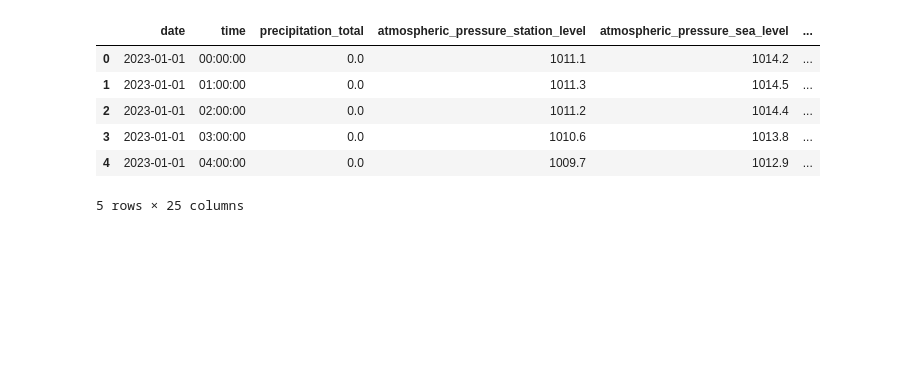
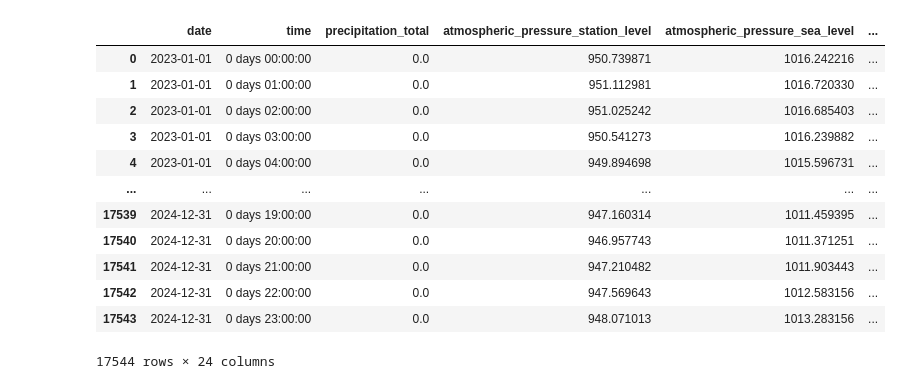
Before and after one commit to SiddiJr/energy-load-forecast, a Jupyter notebook: notebooks/EDA.ipynb, the cells around one changed output. Cells and saved outputs as stored; diff of their text form; code cells hidden in the pictures; blank space fills up the shorter version.

Commit message:
average meteorological data done

```diff
--- a/notebooks/EDA.ipynb
+++ b/notebooks/EDA.ipynb
@@ -5,3 +7,2 @@ import matplotlib.pyplot as plt
 # %%
-df_met = pd.read_csv('data/clean/mean_met.csv')
-df_demand = pd.read_csv('data/clean/curva_horaria.csv')
+df_met = process_data()
@@ -10,9 +29,25 @@ df_demand = df_demand.drop(columns='Unnamed: 0')
+# %%
+df_met_grouped = df_met.copy().groupby(by = ['date', 'time']).mean().reset_index()
 # %%
-time_strs = df_met['time'].astype(str).str.zfill(4)
-df_met['date'] = pd.to_datetime(df_met['date'])
-df_met['time'] = pd.to_datetime(time_strs, format="%H%M")
-df_met['time'] = df_met['time'].dt.time
+time_strs = df_met_grouped['time'].astype(str).str.zfill(4)
+df_met_grouped['date'] = pd.to_datetime(df_met_grouped['date'])
+df_met_grouped['time'] = pd.to_timedelta(time_strs)
 df_demand['date'] = pd.to_datetime(df_demand['date'])
-df_demand['time'] = pd.to_datetime(time_strs, format="%H%M")
-df_demand['time'] = df_demand['time'].dt.time
+df_demand['time'] = pd.to_timedelta(time_strs)
+# %%
+df_met_grouped
+# %% [output]
+|  | date | time | precipitation_total | atmospheric_pressure_station_level | atmospheric_pressure_sea_level | ... |
+| 0 | 2023-01-01 | 0 days 00:00:00 | 0.0 | 950.739871 | 1016.242216 | ... |
+| 1 | 2023-01-01 | 0 days 01:00:00 | 0.0 | 951.112981 | 1016.720330 | ... |
+| 2 | 2023-01-01 | 0 days 02:00:00 | 0.0 | 951.025242 | 1016.685403 | ... |
+| 3 | 2023-01-01 | 0 days 03:00:00 | 0.0 | 950.541273 | 1016.239882 | ... |
+| 4 | 2023-01-01 | 0 days 04:00:00 | 0.0 | 949.894698 | 1015.596731 | ... |
+| ... | ... | ... | ... | ... | ... | ... |
+| 17539 | 2024-12-31 | 0 days 19:00:00 | 0.0 | 947.160314 | 1011.459395 | ... |
+| 17540 | 2024-12-31 | 0 days 20:00:00 | 0.0 | 946.957743 | 1011.371251 | ... |
+| 17541 | 2024-12-31 | 0 days 21:00:00 | 0.0 | 947.210482 | 1011.903443 | ... |
+| 17542 | 2024-12-31 | 0 days 22:00:00 | 0.0 | 947.569643 | 1012.583156 | ... |
+| 17543 | 2024-12-31 | 0 days 23:00:00 | 0.0 | 948.071013 | 1013.283156 | ... |
+17544 rows × 24 columns
 # %%
@@ -20,10 +55,3 @@ df = df_met.merge(df_demand, on=['date', 'time'])
 # %%
-df.head()
+df['date'] = pd.to_datetime(df['date'] + df['time'])
+df = df.drop(columns = 'time')
-# %% [output]
-|  | date | time | precipitation_total | atmospheric_pressure_station_level | atmospheric_pressure_sea_level | ... |
-| 0 | 2023-01-01 | 00:00:00 | 0.0 | 1011.1 | 1014.2 | ... |
-| 1 | 2023-01-01 | 01:00:00 | 0.0 | 1011.3 | 1014.5 | ... |
-| 2 | 2023-01-01 | 02:00:00 | 0.0 | 1011.2 | 1014.4 | ... |
-| 3 | 2023-01-01 | 03:00:00 | 0.0 | 1010.6 | 1013.8 | ... |
-| 4 | 2023-01-01 | 04:00:00 | 0.0 | 1009.7 | 1012.9 | ... |
-5 rows × 25 columns
```
Also changed, not shown: parts of 6 cells of this notebook, 6 other files.
